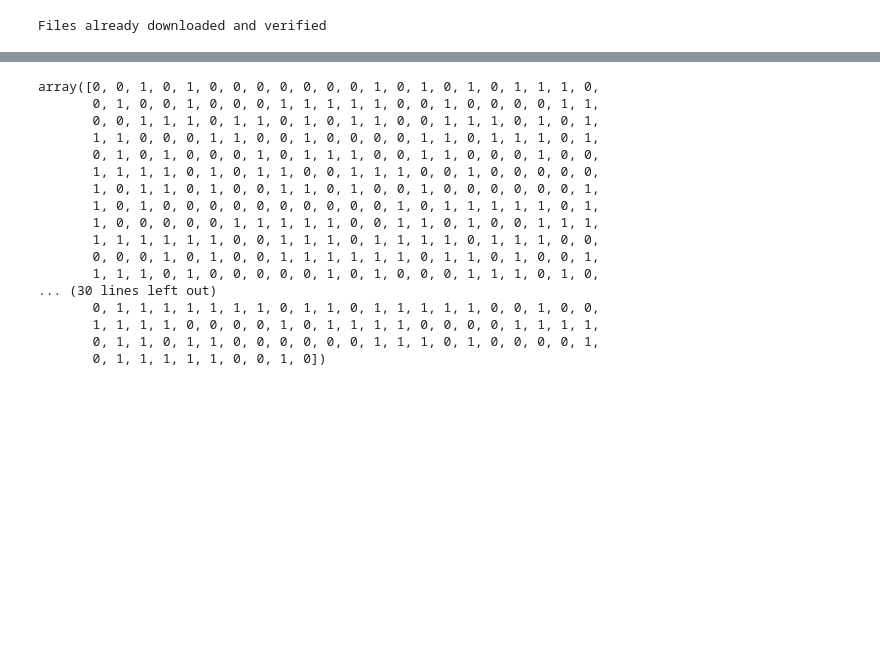
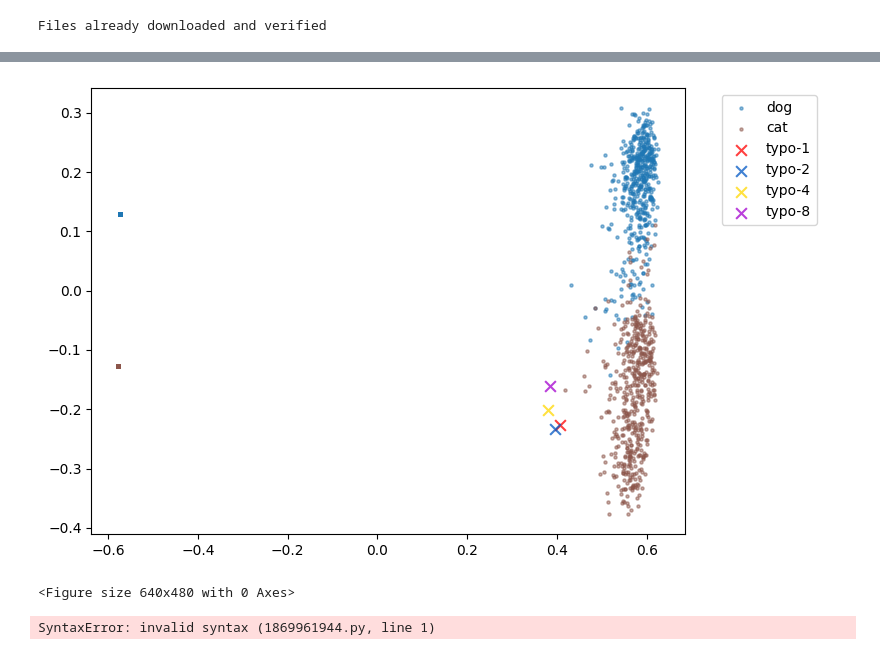
Before and after one commit to ariel415el/multimodal_experiments, a Jupyter notebook: adversarial_images.ipynb, the cells around one changed output, grey strips where cells are left out. Drawn from its saved outputs; the diff is of its cells as text; code cells hidden in the pictures; blank space fills up the shorter version.

```diff
--- a/adversarial_images.ipynb
+++ b/adversarial_images.ipynb
@@ -173,21 +254,39 @@ plt.clf()
 <Figure size 640x480 with 0 Axes>
-# %%
-labels
-# %% [output]
-array([0, 0, 1, 0, 1, 0, 0, 0, 0, 0, 0, 0, 1, 0, 1, 0, 1, 0, 1, 1, 1, 0,
-       0, 1, 0, 0, 1, 0, 0, 0, 1, 1, 1, 1, 1, 0, 0, 1, 0, 0, 0, 0, 1, 1,
-       0, 0, 1, 1, 1, 0, 1, 1, 0, 1, 0, 1, 1, 0, 0, 1, 1, 1, 0, 1, 0, 1,
-       1, 1, 0, 0, 0, 1, 1, 0, 0, 1, 0, 0, 0, 0, 1, 1, 0, 1, 1, 1, 0, 1,
-       0, 1, 0, 1, 0, 0, 0, 1, 0, 1, 1, 1, 0, 0, 1, 1, 0, 0, 0, 1, 0, 0,
-       1, 1, 1, 1, 0, 1, 0, 1, 1, 0, 0, 1, 1, 1, 0, 0, 1, 0, 0, 0, 0, 0,
-       1, 0, 1, 1, 0, 1, 0, 0, 1, 1, 0, 1, 0, 0, 1, 0, 0, 0, 0, 0, 0, 1,
-       1, 0, 1, 0, 0, 0, 0, 0, 0, 0, 0, 0, 0, 1, 0, 1, 1, 1, 1, 1, 0, 1,
-       1, 0, 0, 0, 0, 0, 1, 1, 1, 1, 1, 0, 0, 1, 1, 0, 1, 0, 0, 1, 1, 1,
-       1, 1, 1, 1, 1, 1, 0, 0, 1, 1, 1, 0, 1, 1, 1, 1, 0, 1, 1, 1, 0, 0,
-       0, 0, 0, 1, 0, 1, 0, 0, 1, 1, 1, 1, 1, 1, 0, 1, 1, 0, 1, 0, 0, 1,
-       1, 1, 1, 0, 1, 0, 0, 0, 0, 0, 1, 0, 1, 0, 0, 0, 1, 1, 1, 0, 1, 0,
-... (30 lines left out)
-       0, 1, 1, 1, 1, 1, 1, 1, 0, 1, 1, 0, 1, 1, 1, 1, 1, 0, 0, 1, 0, 0,
-       1, 1, 1, 1, 0, 0, 0, 0, 1, 0, 1, 1, 1, 1, 0, 0, 0, 0, 1, 1, 1, 1,
-       0, 1, 1, 0, 1, 1, 0, 0, 0, 0, 0, 0, 1, 1, 1, 0, 1, 0, 0, 0, 0, 1,
-       0, 1, 1, 1, 1, 1, 0, 0, 1, 0])
+# %%
+# plot text space
+fig = plt.figure(1, figsize=(8, 5))
+ax = fig.add_subplot(111)
+pc_1 = 0
+pc_2 = 1
+
+colors = [cmap(i/2) for i in range(2)]
+for label in np.unique(labels):
+    idx = labels == label
+    ax.scatter(text_pcs[idx, pc_1], text_pcs[idx, pc_2],
+               color=colors[label], label=dataset.classes[label], s=5, alpha=0.5)
+    ax.scatter(image_pcs[idx, pc_1], image_pcs[idx, pc_2],
+               color=colors[label], s=5, alpha=0.5)
+
+ns =  [1, 2, 4, 8]
+cmap = plt.get_cmap('prism')
+colors = [cmap(i/len(ns)) for i in range(len(ns))]
+for i, n in enumerate(ns):
+    typo_output_2 = typographic_atack(torch.zeros_like(img), dataset.classes[target_label], n=n)
+    torchvision.utils.save_image(typo_output_2, f"outputs/empty_typo_{n}.png", normalize=True, scale_each=True)
+    typo_pcs_2, typo_pred_2 = pred_and_get_pcs(typo_output_2)
+
+    ax.scatter(typo_pcs_2[:, pc_1], typo_pcs_2[:, pc_2],
+    color=colors[i], s=60, alpha=0.75, marker='x', label=f'typo-{n}')
+
+ax.legend(bbox_to_anchor=(1.05, 1), loc='upper left')
+plt.tight_layout()
+plt.savefig("outputs/fig_textspace.png")
+plt.show()
+plt.clf()
+# %% [output]
+[figure, added]
+<Figure size 640x480 with 0 Axes>
+# %%
+python3 invert.py --num_iters 3400 --prompt "The map of the African continent" --img_size 64 --tv 0.005 --batch_size 13 --bri 0.4 --con 0.4 --sat 0.4 --save_every 100 --print_every 100--model_name RN50
+# %% [output]
+SyntaxError: invalid syntax (1869961944.py, line 1)
```
Also changed, not shown: parts of 5 cells of this notebook.
